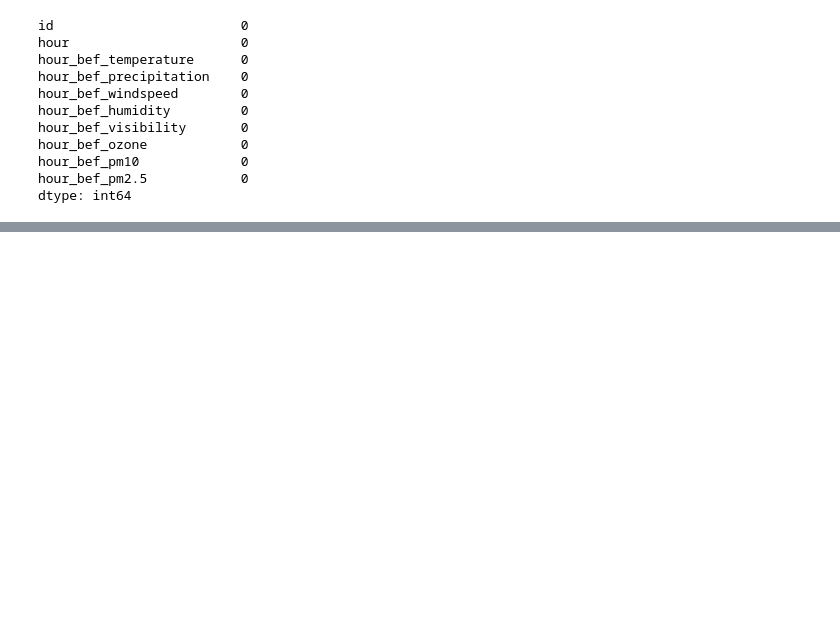
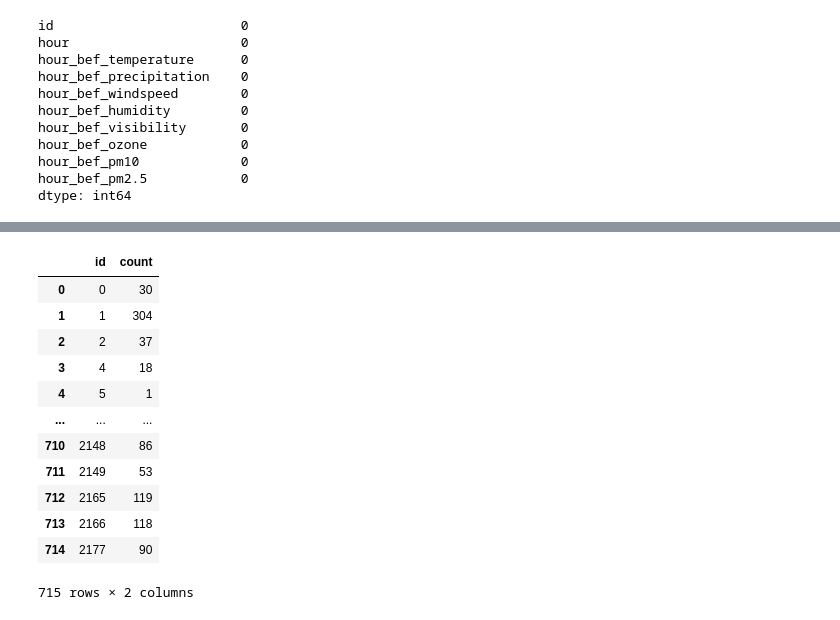
Before and after one commit to JHWannabe/TIL, a Jupyter notebook: 20230127/[DACON]_따릉이_대여량_예측.ipynb, the cells around one changed output, grey strips where cells are left out. Saved outputs shown, nothing was run; the diff lists cells and outputs as text; code cells hidden in the pictures; blank space fills up the shorter version.

```diff
--- a/20230127/[DACON]_따릉이_대여량_예측.ipynb
+++ b/20230127/[DACON]_따릉이_대여량_예측.ipynb
@@ -445,3 +463,19 @@ submission = pd.DataFrame({
     })
 
 submission.to_csv('submission.csv', index=False)
+# %%
+submission
+# %% [output]
+|  | id | count |
+| 0 | 0 | 30 |
+| 1 | 1 | 304 |
+| 2 | 2 | 37 |
+| 3 | 4 | 18 |
+| 4 | 5 | 1 |
+| ... | ... | ... |
+| 710 | 2148 | 86 |
+| 711 | 2149 | 53 |
+| 712 | 2165 | 119 |
+| 713 | 2166 | 118 |
+| 714 | 2177 | 90 |
+715 rows × 2 columns
```
Also changed, not shown: parts of 10 cells of this notebook.
